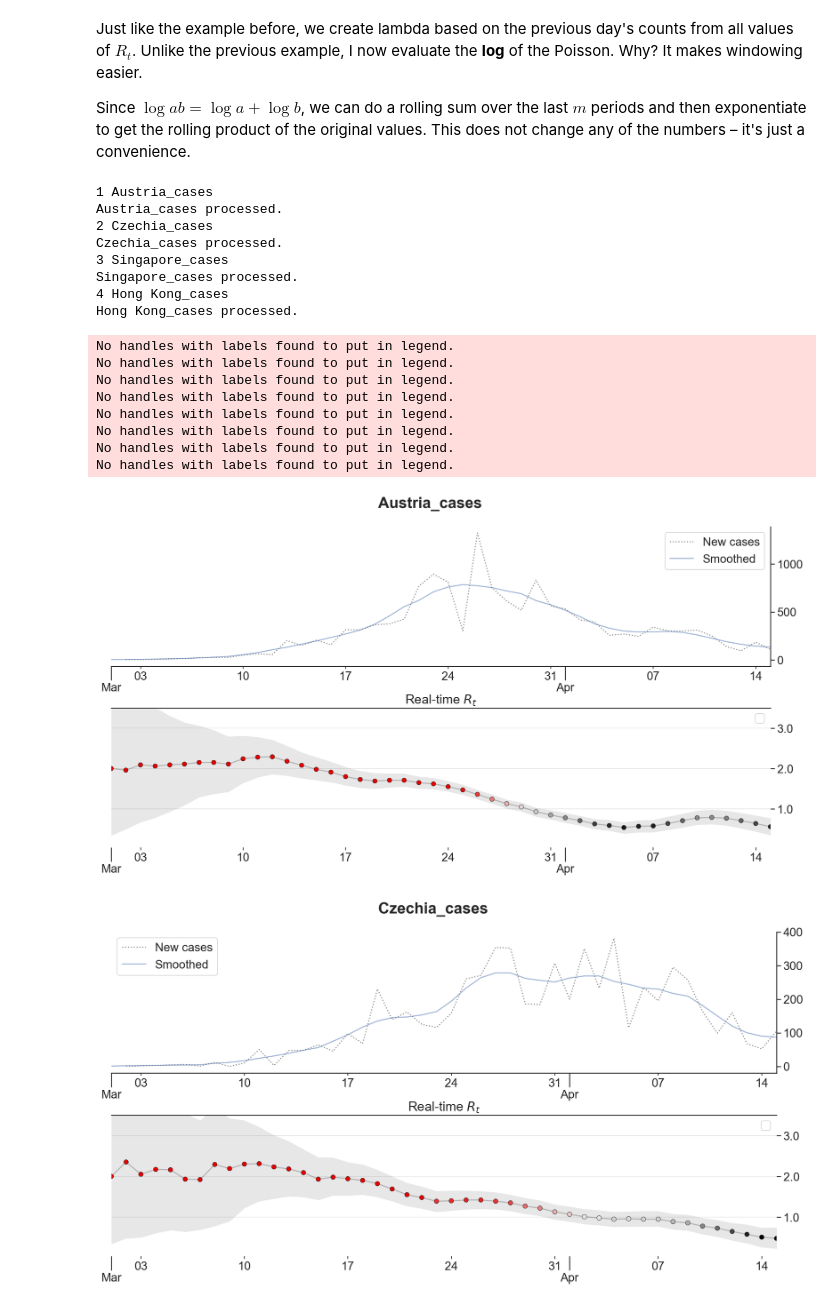
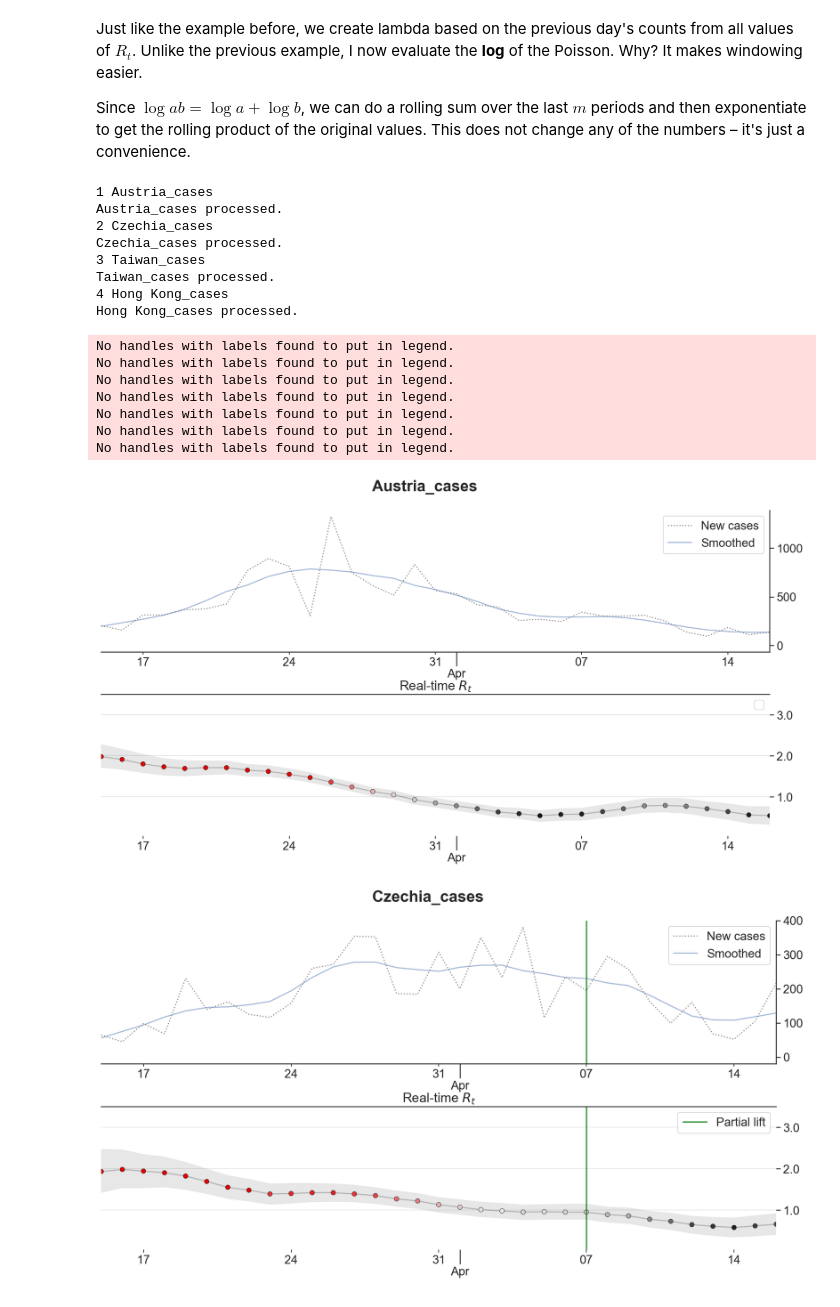
Before and after one commit to sklivvz/covid-19, a Jupyter notebook: Realtime R0-Austria-Czech.ipynb, the cells around one changed output. Cells and saved outputs as stored; diff of their text form; code cells hidden in the pictures.

```diff
--- a/Realtime R0-Austria-Czech.ipynb
+++ b/Realtime R0-Austria-Czech.ipynb
@@ -85,11 +15,14 @@ all_cases = pd.read_csv("https://github.com/CSSEGISandData/COVID-19/raw/master/c
                      "time_series_covid19_confirmed_global.csv")
 # %%
 # Munge
-to_concat = []
 
-concat_ = pd.concat([get_cases('Austria'),
-                     get_cases('Czechia'),
-                     get_cases('Singapore'),
-                     get_cases('Hong Kong', column='Province/State')], axis=1)
+taiwan = all_cases.iloc[207 ,4:].T
+taiwan.name = "Taiwan_cases"
+taiwan = taiwan.reindex(pd.to_datetime(taiwan.index))
+
+concat_ = pd.concat([get_cases(all_cases, 'Austria'),
+                     get_cases(all_cases, 'Czechia'),
+                     taiwan,
+                     get_cases(all_cases, 'Hong Kong', column='Province/State')], axis=1)
 
 countries = concat_.loc[pd.Timestamp('2020-03-01 00:00:00'):,:].copy()
@@ -288,7 +46,9 @@ WINSIZE = 7
 for j, group in enumerate(countries.columns):
     print(j+1, group)
 
-    all_data_for_plot[group] = process_data(both[group], winsize=WINSIZE)
+    all_data_for_plot[group] = process_data(countries[group],
+                                            winsize=WINSIZE,
+                                            cases_cumulative=True)
 
     print(f"{group} processed.")
 # %% [output]
@@ -296,13 +56,14 @@ for j, group in enumerate(countries.columns):
 Austria_cases processed.
 2 Czechia_cases
 Czechia_cases processed.
-3 Singapore_cases
-Singapore_cases processed.
+3 Taiwan_cases
+Taiwan_cases processed.
 4 Hong Kong_cases
 Hong Kong_cases processed.
 # %%
 # Create plot.
-
+import matplotlib.pyplot as plt
+from matplotlib import dates as mdates
 import seaborn as sns
 sns.set(font_scale=1.5, style="ticks")
 
@@ -334,37 +95,36 @@ for j, key in enumerate(all_data_for_plot.keys()):
 
 
     plot_rt(rt, axx[1], "")
 
     axx[1].set_title(f'Real-time $R_t$')
     axx[1].set_ylim(.05, 3.5)
 
 
     for a in axx:
-        a.set_xlim(both.index[0], both.index[-1])
+        a.set_xlim(pd.Timestamp('2020-03-15'), countries.index[-1])
         a.tick_params(axis='x', which='major', length=20)
 
         a.xaxis.set_major_locator(mdates.MonthLocator())
         a.xaxis.set_major_formatter(mdates.DateFormatter('%b'))
 
         a.xaxis.set_minor_locator(mdates.WeekdayLocator())
         a.xaxis.set_minor_formatter(mdates.DateFormatter('%d'))
 
 #         a.axvline(x=pd.Timestamp('2020-03-16'), color='orange', label='Quarantine Implemented')
 
 #         if key.startswith("Austria"):
 #              a.axvline(x=pd.Timestamp('2020-03-31'), color='purple', label='Masks Compulsory')
-#         elif key.startswith("Czechia"):
-#              a.axvline(x=pd.Timestamp('2020-03-18'), color='purple', label='Masks Compulsory')
-
+        if key.startswith("Czechia"):
+             a.axvline(x=pd.Timestamp('2020-04-07'), color='green', label='Partial lift')
+#
         axx[1].legend()
 # %% [output]
 No handles with labels found to put in legend.
 No handles with labels found to put in legend.
 No handles with labels found to put in legend.
 No handles with labels found to put in legend.
 No handles with labels found to put in legend.
 No handles with labels found to put in legend.
 No handles with labels found to put in legend.
-No handles with labels found to put in legend.
-[figure, old version]
+[figure, new version]
-[figure, old version]
+[figure, new version]
```
Also changed, not shown: parts of 13 cells of this notebook, 2 other files.
